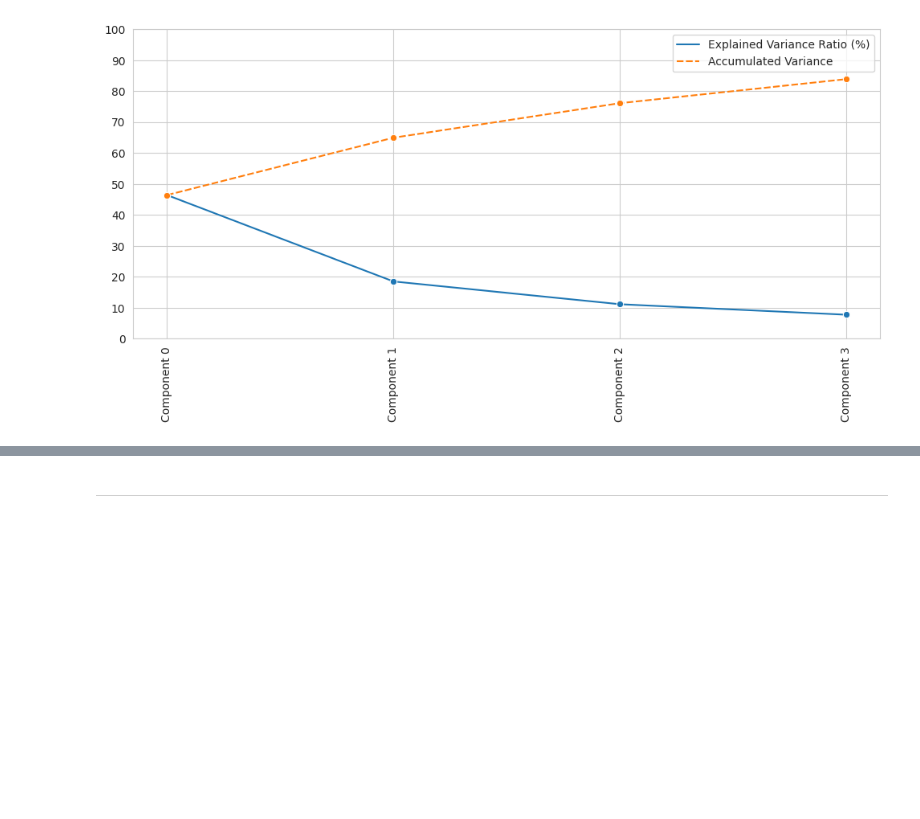
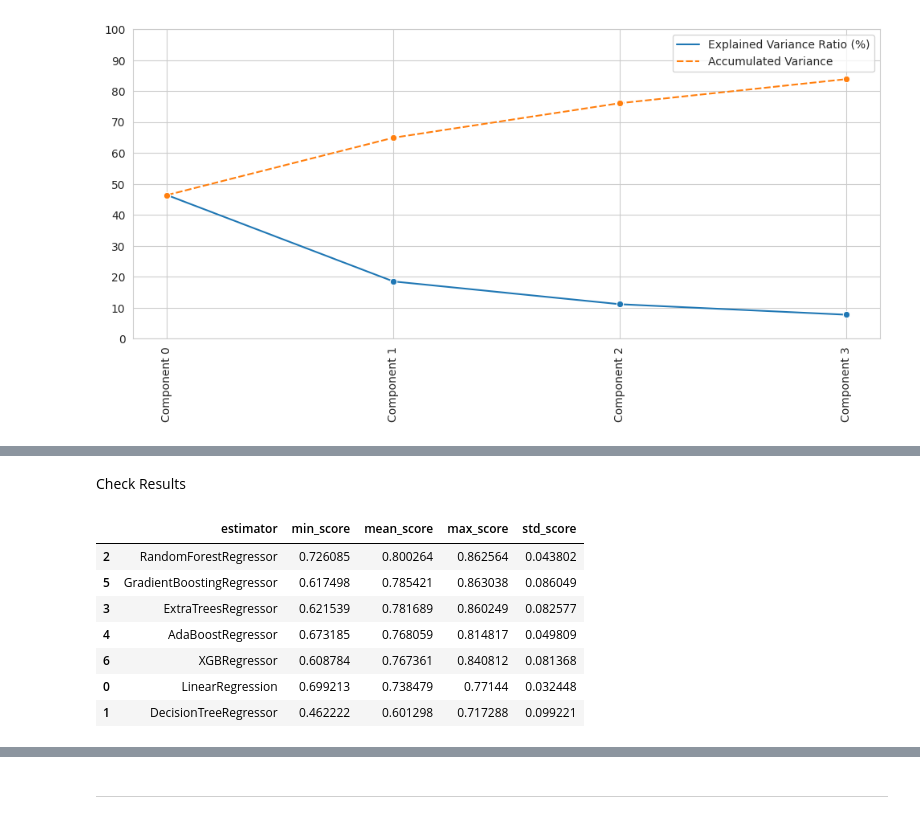
Before and after one commit to Samuel-Dainton/Heritage-Housing-Issues-P5, a Jupyter notebook: jupyter_notebooks/05 - Modeling and Evaluation - Predict Sale Price.ipynb, the cells around one changed output, grey strips where cells are left out. Drawn from its saved outputs; the diff is of its cells as text; code cells hidden in the pictures; blank space fills up the shorter version.

Commit message:
Notebook 05 - Fit final pipeline for cleaning, engineering and modeling. Split data sets. Check best parameters, models, pipeline and assess feature importance.

```diff
--- a/jupyter_notebooks/05 - Modeling and Evaluation - Predict Sale Price.ipynb
+++ b/jupyter_notebooks/05 - Modeling and Evaluation - Predict Sale Price.ipynb
@@ -516,0 +573,20 @@ pca_components_analysis(df_pca=df_pca,n_components=n_components)
+# %%
+models_quick_search = {
+    'LinearRegression': LinearRegression(),
+    "DecisionTreeRegressor": DecisionTreeRegressor(random_state=0),
+    "RandomForestRegressor": RandomForestRegressor(random_state=0),
+    "ExtraTreesRegressor": ExtraTreesRegressor(random_state=0),
+    "AdaBoostRegressor": AdaBoostRegressor(random_state=0),
+    "GradientBoostingRegressor": GradientBoostingRegressor(random_state=0),
+    "XGBRegressor": XGBRegressor(random_state=0),
+}
+
+params_quick_search = {
+    'LinearRegression': {},
+    "DecisionTreeRegressor": {},
+    "RandomForestRegressor": {},
+    "ExtraTreesRegressor": {},
+    "AdaBoostRegressor": {},
+    "GradientBoostingRegressor": {},
+    "XGBRegressor": {},
+}
@@ -516,0 +595,3 @@ pca_components_analysis(df_pca=df_pca,n_components=n_components)
+# %%
+quick_search = HyperparameterOptimizationSearch(models=models_quick_search, params=params_quick_search)
+quick_search.fit(X_train, y_train, scoring='r2', n_jobs=-1, cv=5)
@@ -516,0 +616,14 @@ pca_components_analysis(df_pca=df_pca,n_components=n_components)
+# %% [markdown]
+Check Results
+# %%
+grid_search_summary, grid_search_pipelines = quick_search.score_summary(sort_by='mean_score')
+grid_search_summary
+# %% [output]
+|  | estimator | min_score | mean_score | max_score | std_score |
+| 2 | RandomForestRegressor | 0.726085 | 0.800264 | 0.862564 | 0.043802 |
+| 5 | GradientBoostingRegressor | 0.617498 | 0.785421 | 0.863038 | 0.086049 |
+| 3 | ExtraTreesRegressor | 0.621539 | 0.781689 | 0.860249 | 0.082577 |
+| 4 | AdaBoostRegressor | 0.673185 | 0.768059 | 0.814817 | 0.049809 |
+| 6 | XGBRegressor | 0.608784 | 0.767361 | 0.840812 | 0.081368 |
+| 0 | LinearRegression | 0.699213 | 0.738479 | 0.77144 | 0.032448 |
+| 1 | DecisionTreeRegressor | 0.462222 | 0.601298 | 0.717288 | 0.099221 |
```
Also changed, not shown: parts of 40 cells of this notebook.
